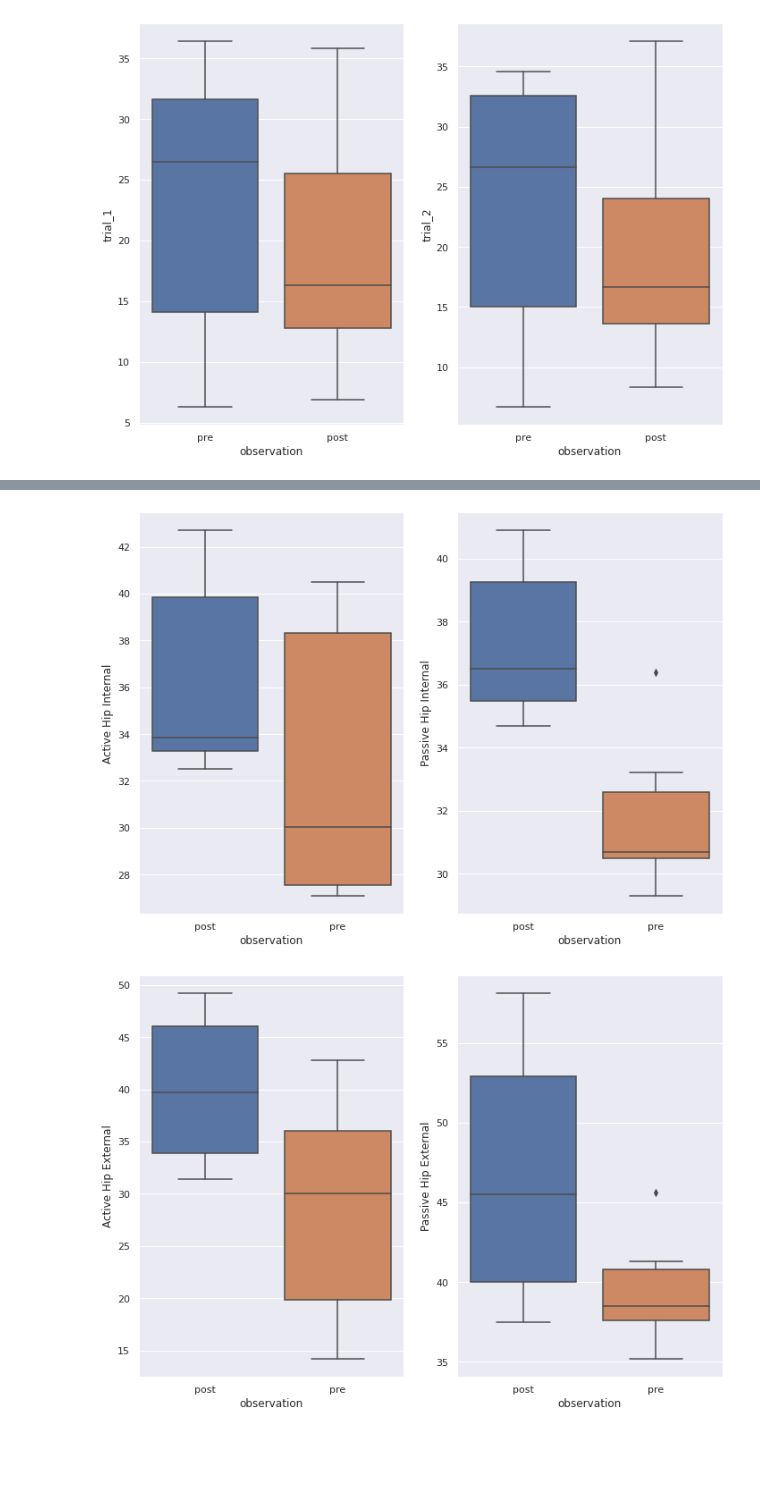
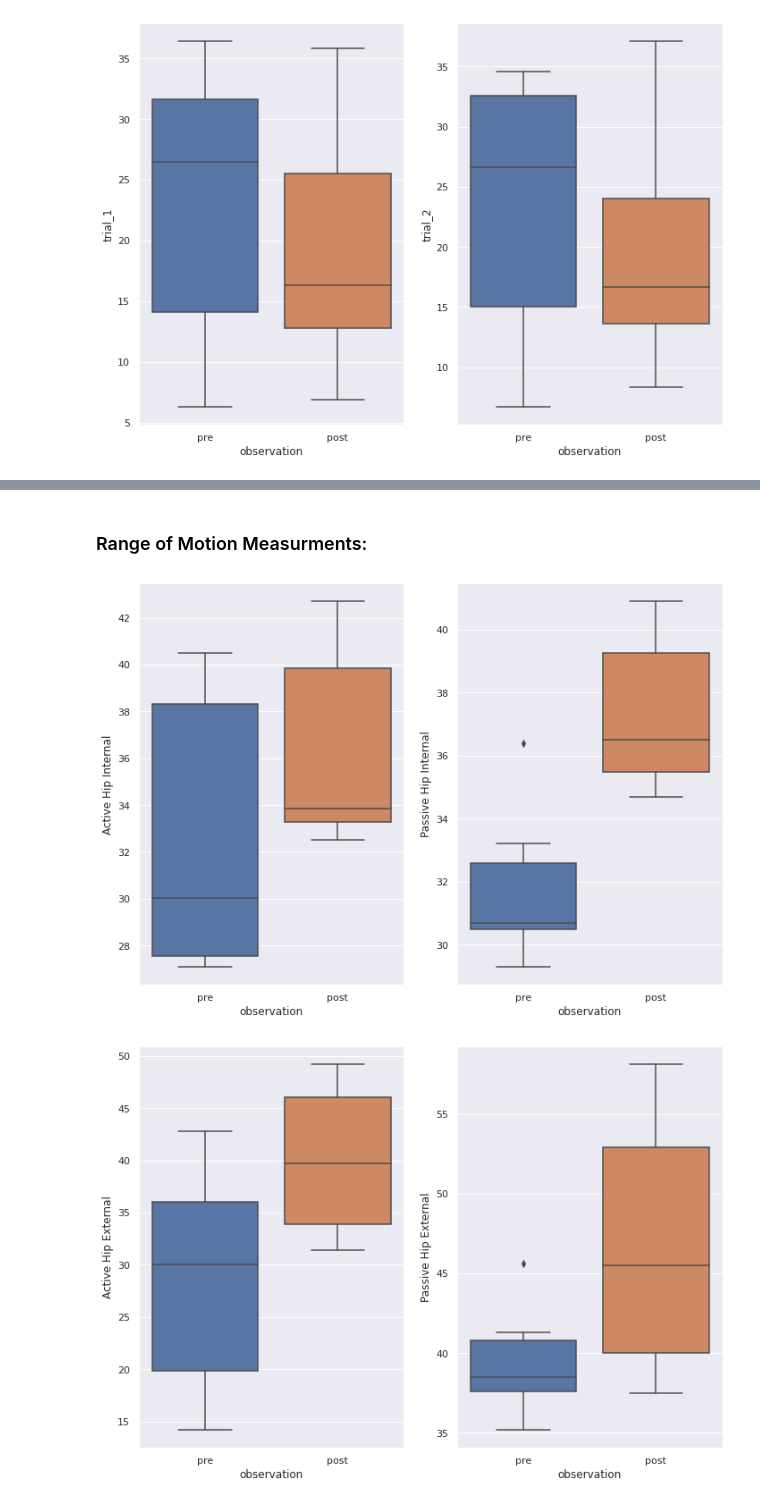
Before and after one commit to blake-hamm/npi-study, a Jupyter notebook: Exploratory Data Analysis.ipynb, the cells around one changed output, grey strips where cells are left out. Cells and saved outputs as stored; diff of their text form; code cells hidden in the pictures; blank space fills up the shorter version.

```diff
--- a/Exploratory Data Analysis.ipynb
+++ b/Exploratory Data Analysis.ipynb
@@ -112,22 +146,24 @@ run_eda(strength_clean, types)
+# %% [markdown]
+### Range of Motion Measurments:
 # %%
 ## Explore 'rangeofmotion' data
 
 # Clean data (trial columns)
 rangeofmotion_clean = rangeofmotion.melt(
     id_vars=['id', 'type','observation','observation_dummy'],
     var_name='trial',
     value_name='vals')
 
 # Get type
 types = list(rangeofmotion_clean.type.unique())
 rangeofmotion_clean = rangeofmotion_clean.pivot(
     index=['id','trial','observation','observation_dummy'],
-    columns='type', values='vals').reset_index()
+    columns='type', values='vals').reset_index().sort_values('observation', ascending=False)
 
 # Build visualz
 run_eda(rangeofmotion_clean, types[:2])
 run_eda(rangeofmotion_clean, types[2:4])
 run_eda(rangeofmotion_clean, types[4:])
 # %% [output]
-[figure, old version]
+[figure, new version]
-[figure, old version]
+[figure, new version]
```
Also changed, not shown: parts of 13 cells of this notebook.
